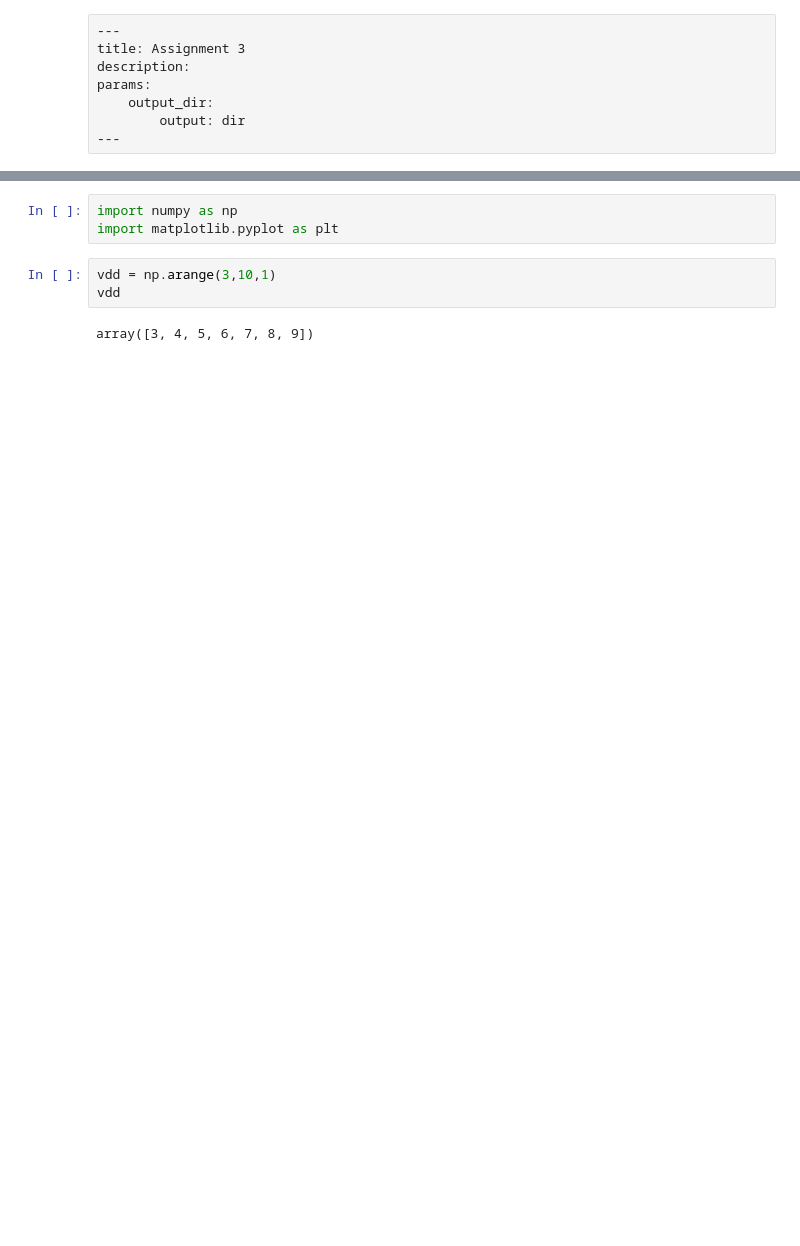
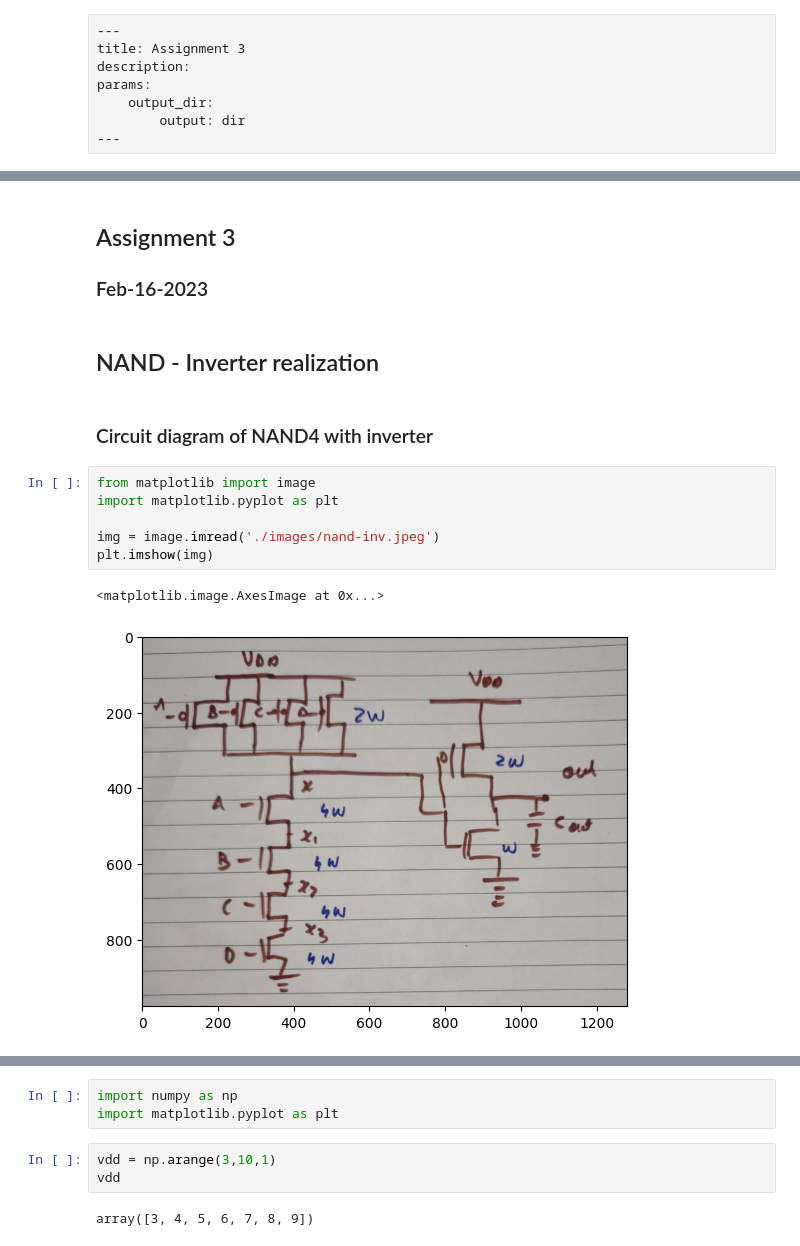
Before and after one commit to the-pinbo/EC802-Low-Power-VLSI-Design, a Jupyter notebook: Assignment-3/plots.ipynb, the cells around one changed output, grey strips where cells are left out. Saved outputs shown, nothing was run; the diff lists cells and outputs as text; blank space fills up the shorter version.

Commit message:
done with assignment 3

```diff
--- a/Assignment-3/plots.ipynb
+++ b/Assignment-3/plots.ipynb
@@ -8,0 +13,16 @@ params:
+# %% [markdown]
+## Assignment 3
+### Feb-16-2023
+# %% [markdown]
+## NAND - Inverter realization
+# %% [markdown]
+### Circuit diagram of NAND4 with inverter
+# %%
+from matplotlib import image
+import matplotlib.pyplot as plt
+
+img = image.imread('./images/nand-inv.jpeg')
+plt.imshow(img)
+# %% [output]
+<matplotlib.image.AxesImage at 0x...>
+[figure, added]
```
Also changed, not shown: parts of 30 cells of this notebook, 10 other files.
